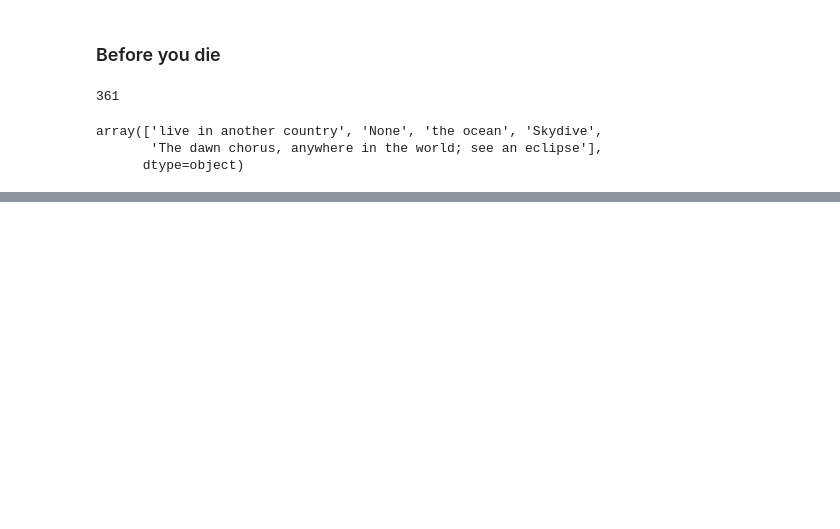
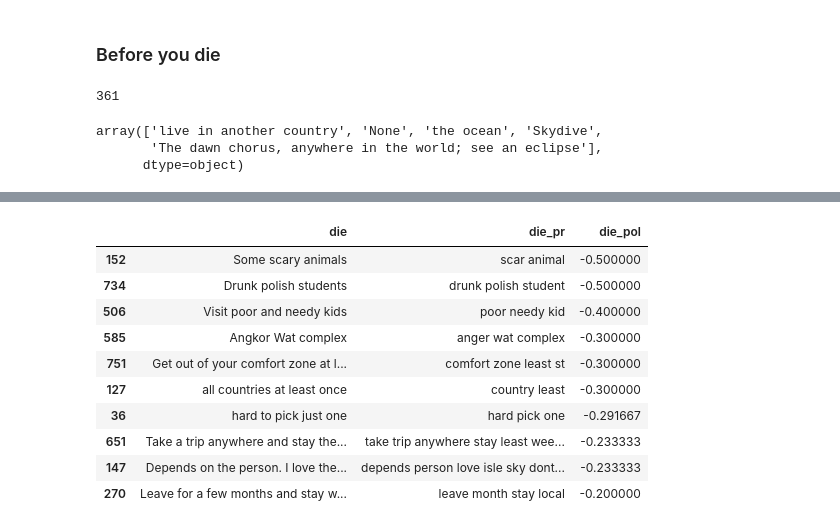
Before and after one commit to Ecboxer/travel, a Jupyter notebook: notebooks/explore.ipynb, the cells around one changed output, grey strips where cells are left out. Drawn from its saved outputs; the diff is of its cells as text; code cells hidden in the pictures; blank space fills up the shorter version.

```diff
--- a/notebooks/explore.ipynb
+++ b/notebooks/explore.ipynb
@@ -1590,0 +1919,14 @@ array(['live in another country', 'None', 'the ocean', 'Skydive',
+# %%
+df.sort_values('die_pol')[['die', 'die_pr', 'die_pol']][:10]
+# %% [output]
+|  | die | die_pr | die_pol |
+| 152 | Some scary animals | scar animal | -0.500000 |
+| 734 | Drunk polish students | drunk polish student | -0.500000 |
+| 506 | Visit poor and needy kids | poor needy kid | -0.400000 |
+| 585 | Angkor Wat complex | anger wat complex | -0.300000 |
+| 751 | Get out of your comfort zone at l... | comfort zone least st | -0.300000 |
+| 127 | all countries at least once | country least | -0.300000 |
+| 36 | hard to pick just one | hard pick one | -0.291667 |
+| 651 | Take a trip anywhere and stay the... | take trip anywhere stay least wee... | -0.233333 |
+| 147 | Depends on the person. I love the... | depends person love isle sky dont... | -0.233333 |
+| 270 | Leave for a few months and stay w... | leave month stay local | -0.200000 |
```
Also changed, not shown: parts of 105 cells of this notebook, 5 other files.
